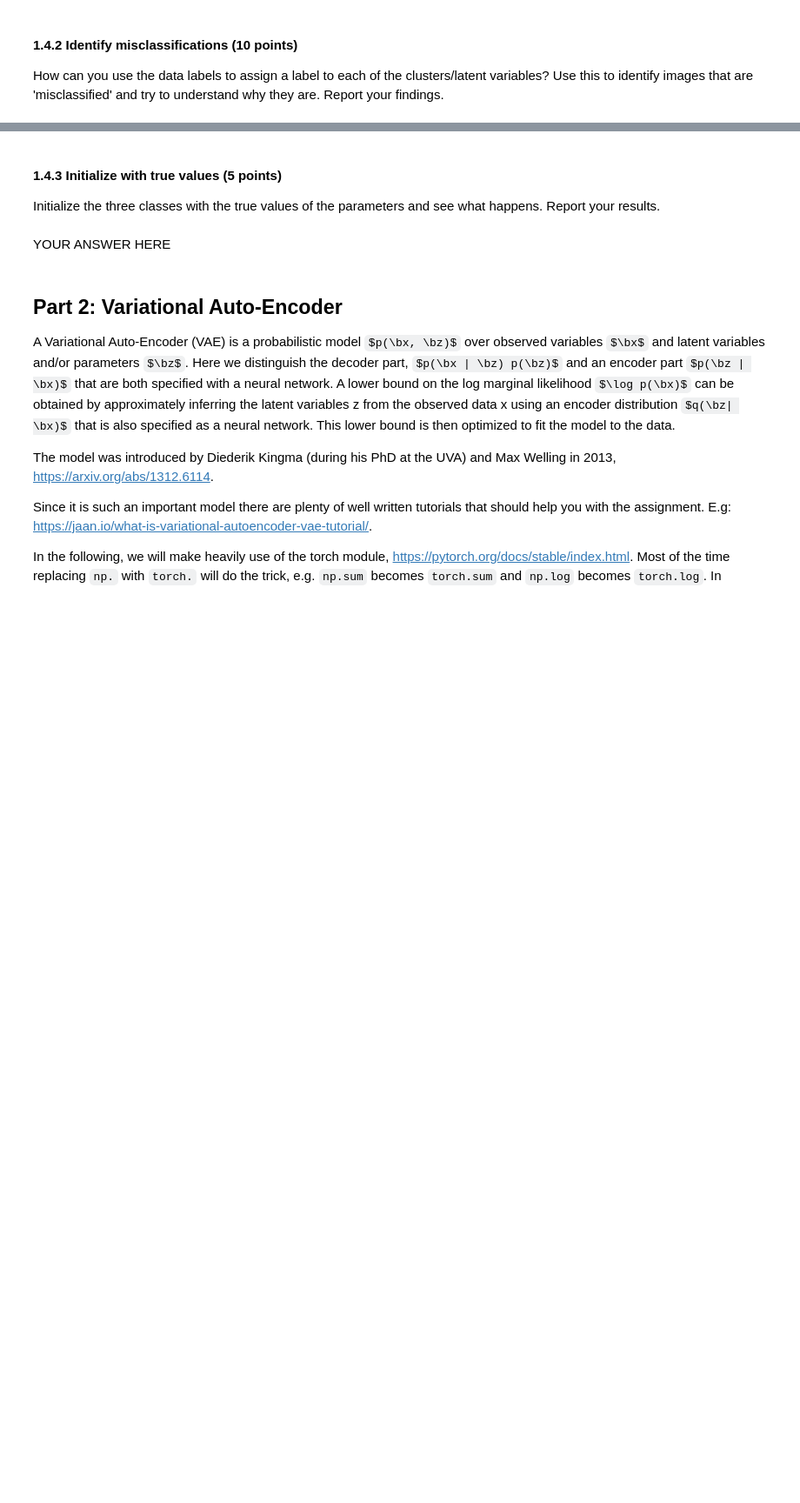
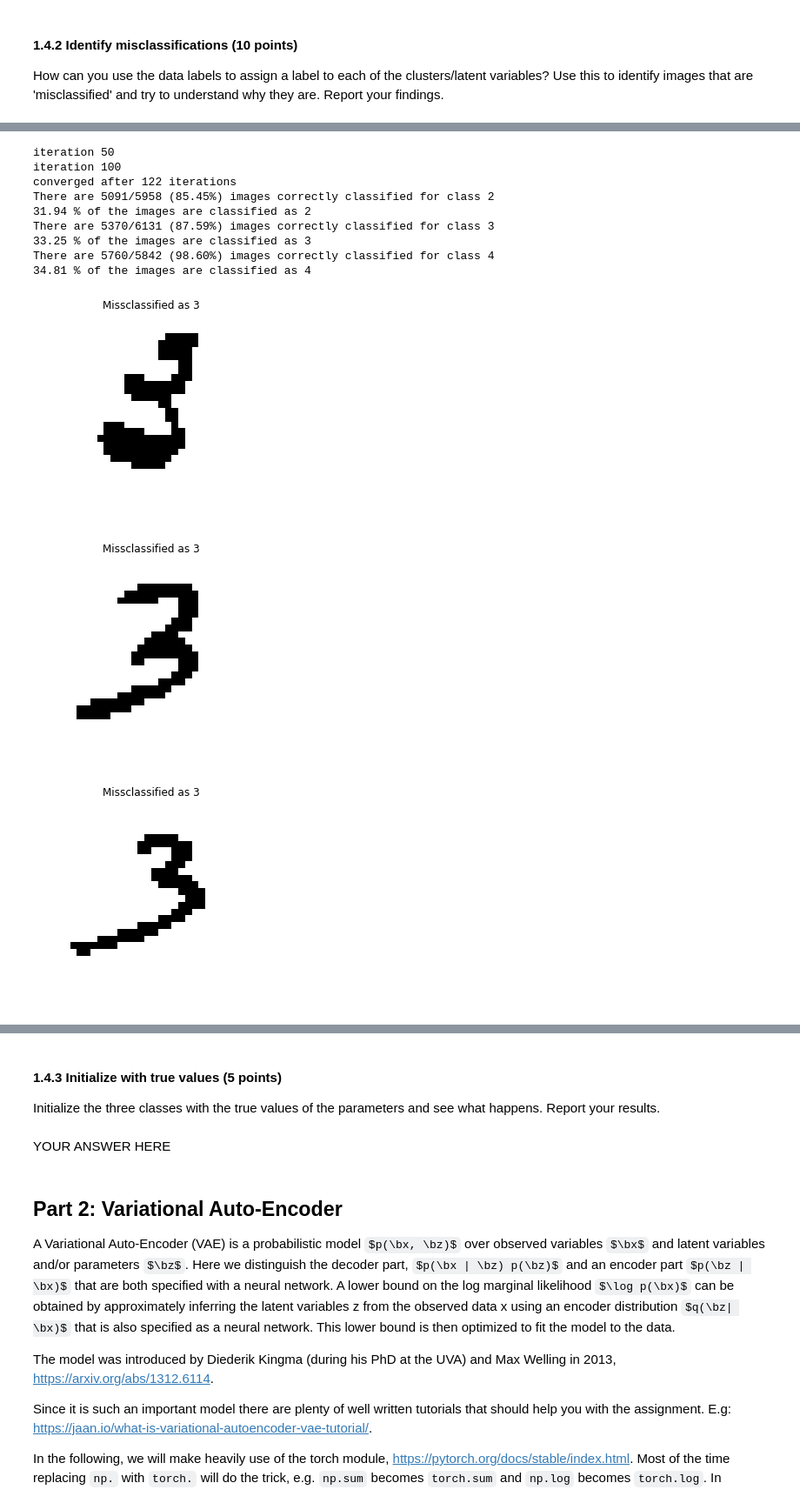
Before and after one commit to DAAAAAAAAAAAAAAAAN/ml2labs, a Jupyter notebook: lab3/lab3.ipynb, the cells around one changed output, grey strips where cells are left out. Shown: that part at 87% size. Drawn from its saved outputs; the diff is of its cells as text; code cells hidden in the pictures; some formulas as TeX source; blank space fills up the shorter version.

```diff
--- a/lab3/lab3.ipynb
+++ b/lab3/lab3.ipynb
@@ -301,0 +316,74 @@ YOUR ANSWER HERE
+# %%
+# Only select digits with 2, 3 or 4
+sel_234 = (train_labels == 2) | (train_labels == 3) | (train_labels == 4)
+bin_train_data_234 = bin_train_data[sel_234, :]
+train_labels_234 = train_labels[sel_234]
+
+# Do EM algorithm with three latent variables
+K = 3
+max_iter = 500
+mu, pi, gamma = EM(bin_train_data_234, K, max_iter, verbose=True)
+
+# Predict classes
+pred_classes = np.argmax(E_step(bin_train_data_234, mu, pi), axis=1)
+assert(bin_train_data_234.shape[0] == pred_classes.shape[0])
+
+# Match predict classes with true classes
+true_classes = [2, 3, 4]
+assert(len(true_classes) == K)
+miss_classified_all = np.array([])
+real_mu = None
+for c in true_classes:
+    # Get the average image of a class
+    c_sel = (train_labels_234 == c)
+    avg_im = bin_train_data_234[c_sel].mean(axis=0)
+
+    # find the latent variable to which the average
+    # image belongs
+    c_k = np.argmax(p_X_given_mu(avg_im, mu))
+
+    # Correctly classified images
+    correct_classified = (train_labels_234 == c) & (pred_classes == c_k)
+    num_correct, num_class = sum(correct_classified), sum(train_labels_234 == c)
+    print('There are %i/%i (%.2f%%) images correctly classified for class %i' %
+          (num_correct, num_class, 100*(num_correct/num_class), c))
+
+    # Missclassified images
+    miss_classified = (train_labels_234 == c) & (pred_classes != c_k)
+    assert(sum(correct_classified) + sum(miss_classified) == sum(train_labels_234 == c))
+    if miss_classified_all.size > 0:
+        miss_classified_all = np.vstack((miss_classified_all, bin_train_data_234[miss_classified, :]))
+        miss_classified_all_ind = np.append(miss_classified_all_ind,
+                                            true_classes[c_k]*np.ones((miss_classified_all.shape[0], 1)))
+    else:
+        miss_classified_all = bin_train_data_234[miss_classified, :]
+        miss_classified_all_ind = true_classes[c_k]*np.ones((miss_classified_all.shape[0], 1))
+
+    print('%.2f %% of the images are classified as %i' % (pi[c_k]*100, c))
+
+# Random sample missclassified images and plot
+num_samples = 10
+sel = numpy.random.choice(miss_classified_all.shape[0], num_samples)
+miss_classified_sample = miss_classified_all[sel, :]
+miss_classified_ind_sample = miss_classified_all_ind[sel]
+
+# Images that are miss classified
+for i in range(num_samples):
+    fig = figure()
+    plt.imshow(miss_classified_sample[i, :].reshape(28, 28), cmap='Greys')
+    plt.title('Missclassified as %i' % miss_classified_ind_sample[i])
+    plt.plot()
+    plt.axis('off')
+# %% [output]
+iteration 50
+iteration 100
+converged after 122 iterations
+There are 5091/5958 (85.45%) images correctly classified for class 2
+31.94 % of the images are classified as 2
+There are 5370/6131 (87.59%) images correctly classified for class 3
+33.25 % of the images are classified as 3
+There are 5760/5842 (98.60%) images correctly classified for class 4
+34.81 % of the images are classified as 4
+[figure, added]
+[figure, added]
+[figure, added]
```
Also changed, not shown: parts of 12 cells of this notebook.
